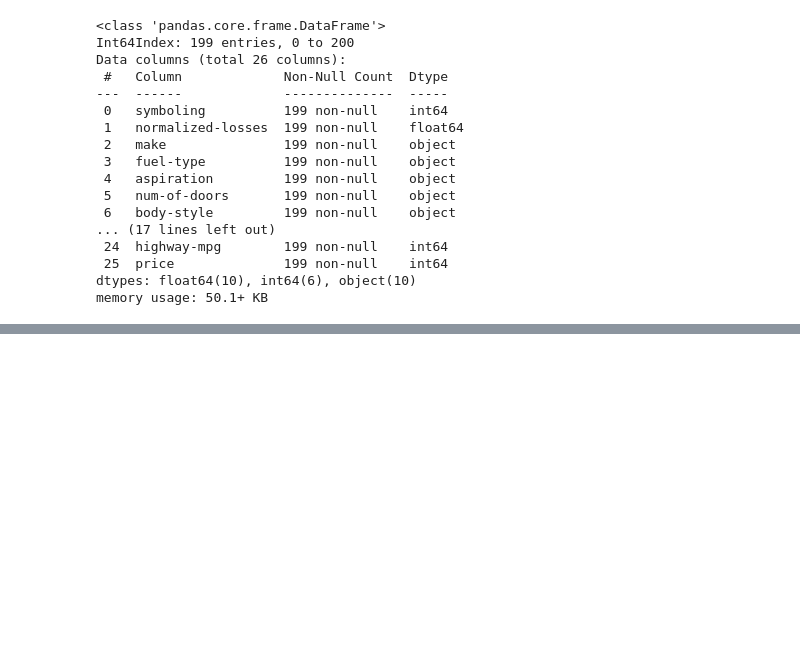
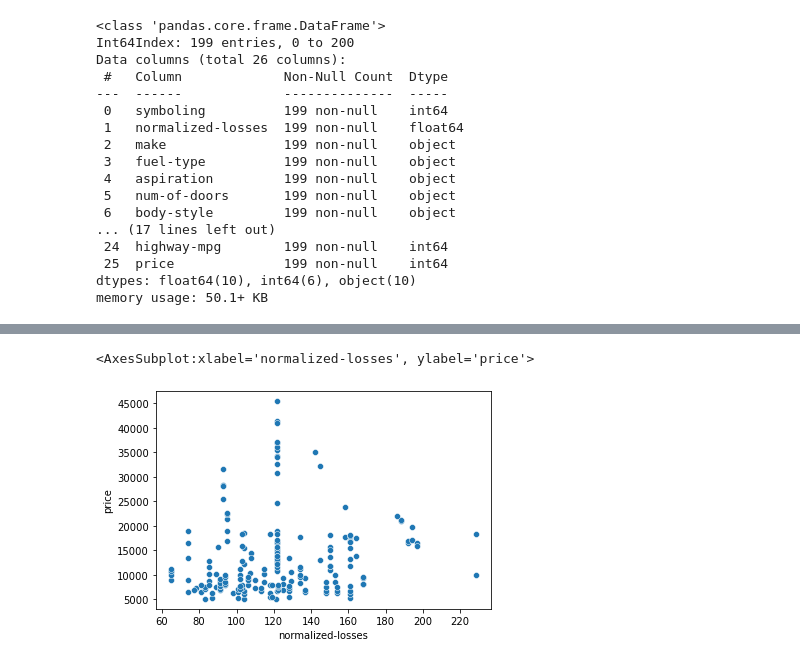
Before and after one commit to viveklil/Car_Price_Analysis, a Jupyter notebook: Car_Price_Analysis.ipynb, the cells around one changed output, grey strips where cells are left out. Drawn from its saved outputs; the diff is of its cells as text; code cells hidden in the pictures; blank space fills up the shorter version.

```diff
--- a/Car_Price_Analysis.ipynb
+++ b/Car_Price_Analysis.ipynb
@@ -469,0 +500,5 @@ for i in numerical:
+# %%
+sns.scatterplot(df['normalized-losses'],df['price'])
+# %% [output]
+<AxesSubplot:xlabel='normalized-losses', ylabel='price'>
+[figure, added]
```
Also changed, not shown: parts of 22 cells of this notebook.
